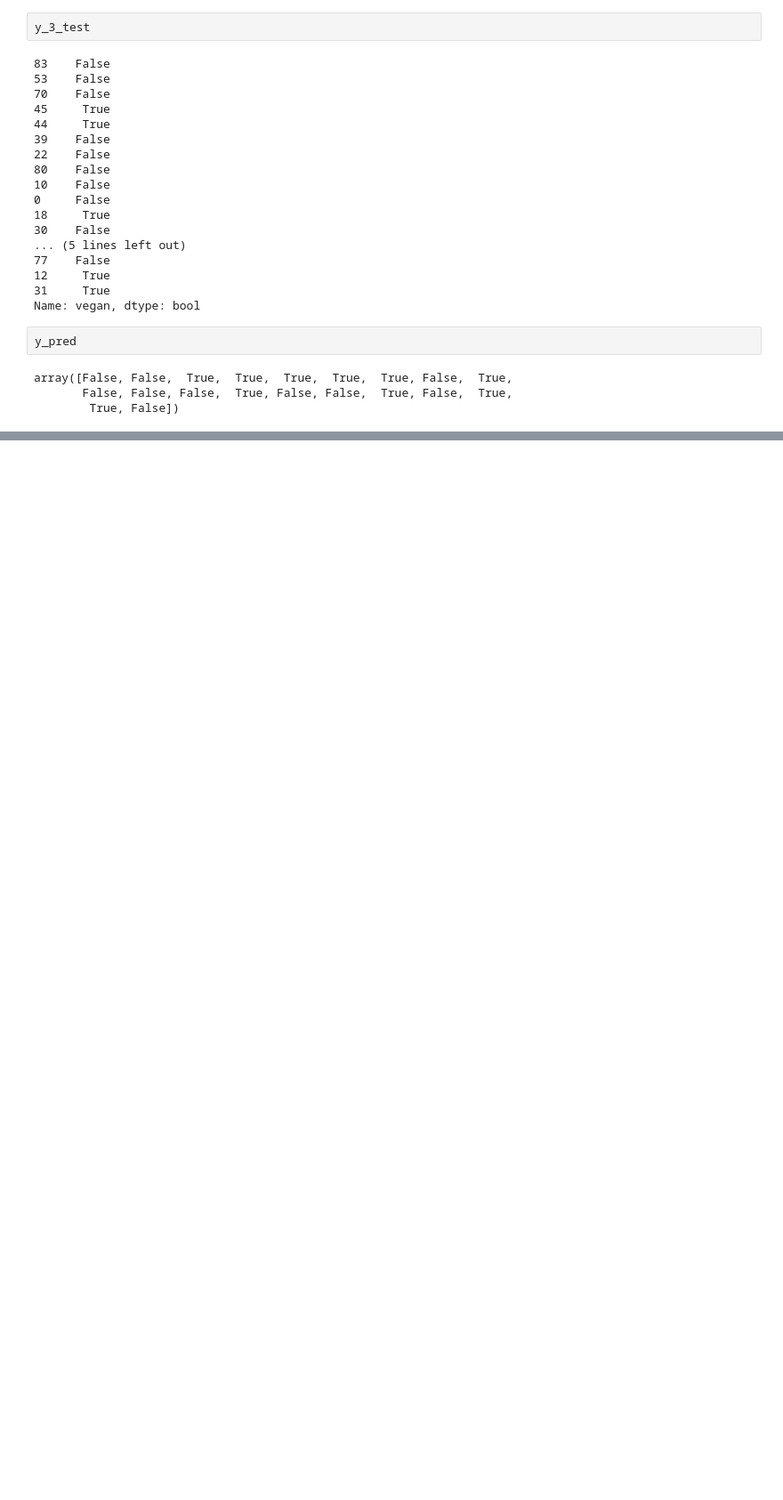
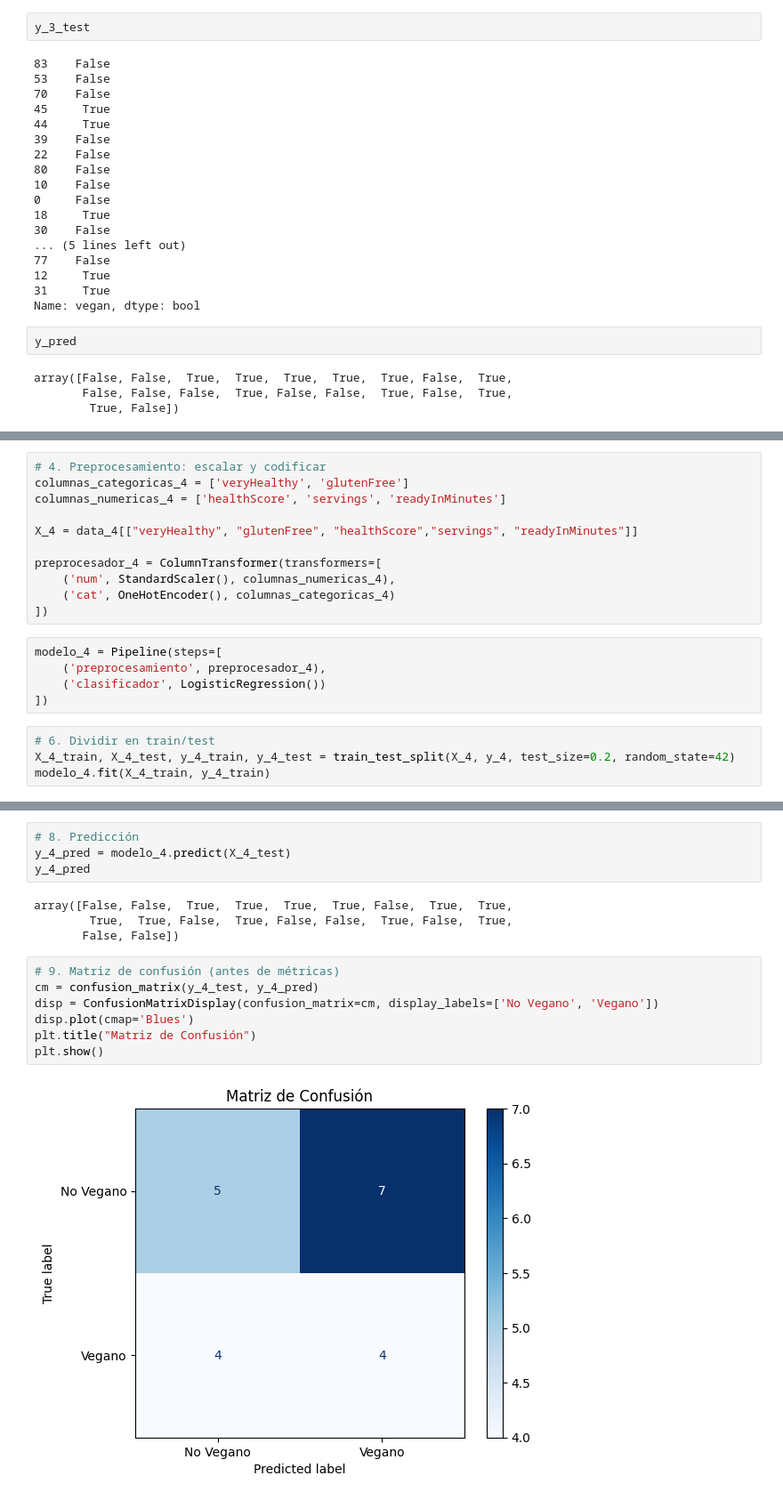
Before and after one commit to Medina-Felipe/Proyectocomidas, a Jupyter notebook: taller3.ipynb, the cells around one changed output, grey strips where cells are left out. Shown at 89% size. Drawn from its saved outputs; the diff is of its cells as text; blank space fills up the shorter version.

```diff
--- a/taller3.ipynb
+++ b/taller3.ipynb
@@ -211,0 +287,20 @@ Sensibilidad (recall para clase 'Vegano'): 0.375
+# %%
+# 4. Preprocesamiento: escalar y codificar
+columnas_categoricas_4 = ['veryHealthy', 'glutenFree']
+columnas_numericas_4 = ['healthScore', 'servings', 'readyInMinutes']
+
+X_4 = data_4[["veryHealthy", "glutenFree", "healthScore","servings", "readyInMinutes"]]
+
+preprocesador_4 = ColumnTransformer(transformers=[
+    ('num', StandardScaler(), columnas_numericas_4),
+    ('cat', OneHotEncoder(), columnas_categoricas_4)
+])
+# %%
+modelo_4 = Pipeline(steps=[
+    ('preprocesamiento', preprocesador_4),
+    ('clasificador', LogisticRegression())
+])
+# %%
+# 6. Dividir en train/test
+X_4_train, X_4_test, y_4_train, y_4_test = train_test_split(X_4, y_4, test_size=0.2, random_state=42)
+modelo_4.fit(X_4_train, y_4_train)
@@ -211,0 +316,17 @@ Sensibilidad (recall para clase 'Vegano'): 0.375
+# %%
+# 8. Predicción
+y_4_pred = modelo_4.predict(X_4_test)
+y_4_pred
+# %% [output]
+array([False, False,  True,  True,  True,  True, False,  True,  True,
+        True,  True, False,  True, False, False,  True, False,  True,
+       False, False])
+# %%
+# 9. Matriz de confusión (antes de métricas)
+cm = confusion_matrix(y_4_test, y_4_pred)
+disp = ConfusionMatrixDisplay(confusion_matrix=cm, display_labels=['No Vegano', 'Vegano'])
+disp.plot(cmap='Blues')
+plt.title("Matriz de Confusión")
+plt.show()
+# %% [output]
+[figure, added]
```
Also changed, not shown: parts of 14 cells of this notebook.
